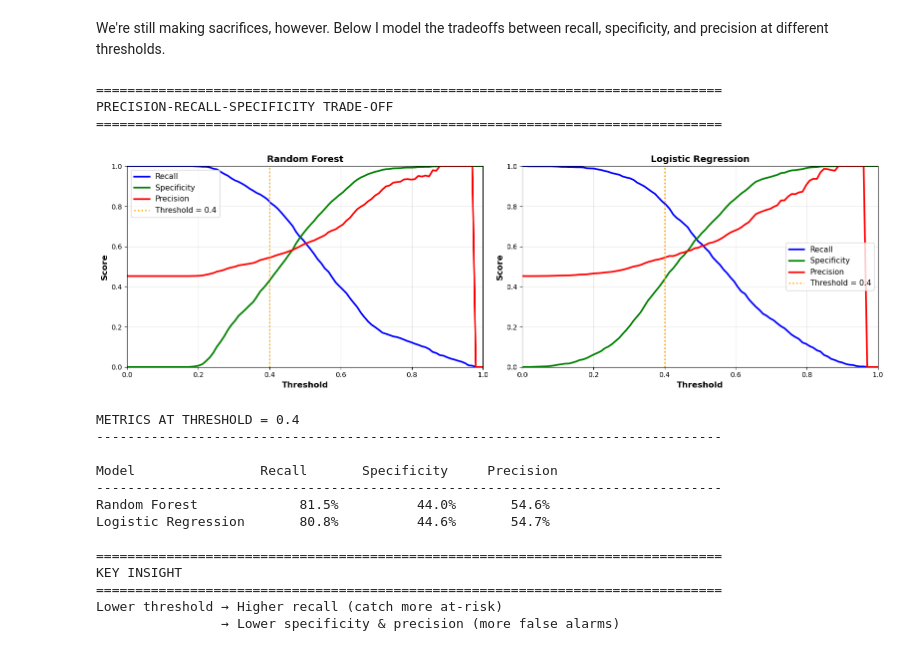
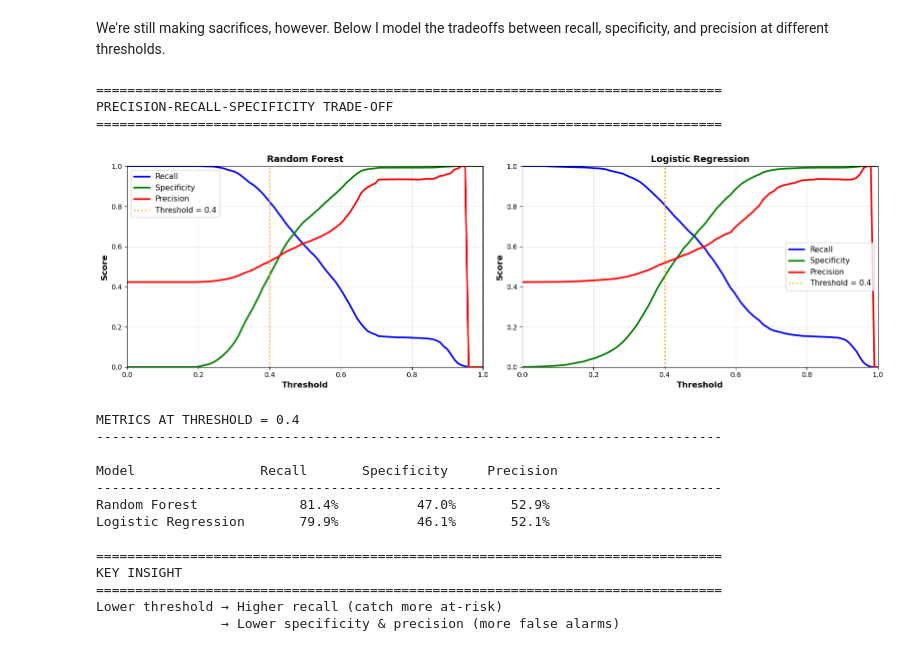
Before and after one commit to Erdos-Projects/fall-2025-risk-factors-in-online-courses, a Jupyter notebook: models_compare_w3.ipynb, the cells around one changed output. Saved outputs shown, nothing was run; the diff lists cells and outputs as text; code cells hidden in the pictures.

```diff
--- a/models_compare_w3.ipynb
+++ b/models_compare_w3.ipynb
@@ -499,0 +531,5 @@ TODO
+# %%
+lr_featnames = list(pd.get_dummies(X_train).columns)
+rf_featnames = raw[7:] + raw[:7]
+# %%
+lr_model.named_steps['preprocess'].fit_transform(X_train)[0]
@@ -499,0 +540,2 @@ TODO
+# %%
+rf_model.named_steps['preprocess'].fit_transform(X_train)[0]
@@ -688,18 +731,9 @@ NameError: name 'X_test_data' is not defined
 # %% [markdown]
 The model is okay, but it doesn't do a great job of flagging at-risk students (as measured by recall). What if we adjust the thresholds? What are the tradeoffs in that scenario?
 # %%
-from sklearn.metrics import confusion_matrix
-import matplotlib.pyplot as plt
-import numpy as np
-import pandas as pd
-
-# Get both models
-rf_model = models['Random Forest']['model']
-lr_model = models['Logistic Regression']['model']
-
 # Get predicted probabilities for both
-y_test_proba_rf = rf_model.predict_proba(X_test)[:, 1]
-y_test_proba_lr = lr_model.predict_proba(X_test_scaled_std)[:, 1]
+y_proba_rf = rf_model.predict_proba(X_train)[:, 1]
+y_proba_lr = lr_model.predict_proba(X_train)[:, 1]
 
 # Test different thresholds
 thresholds_to_test = [0.3, 0.4, 0.5, 0.6]
@@ -710,8 +744,8 @@ print("=" * 90)
 
 all_results = []
 
-for model_name, y_proba in [('Random Forest', y_test_proba_rf),
-                             ('Logistic Regression', y_test_proba_lr)]:
+for model_name, y_proba in [('Random Forest', y_proba_rf),
+                             ('Logistic Regression', y_proba_lr)]:
     print(f"\n{'='*90}")
     print(f"{model_name.upper()}")
     print(f"{'='*90}")
@@ -721,7 +755,7 @@ for model_name, y_proba in [('Random Forest', y_test_proba_rf),
         y_pred_threshold = (y_proba >= threshold).astype(int)
 
         # Calculate confusion matrix
-        cm = confusion_matrix(y_test, y_pred_threshold)
+        cm = confusion_matrix(y_train, y_pred_threshold)
         tn, fp, fn, tp = cm.ravel()
 
         # Calculate metrics
@@ -1004,19 +1001,13 @@ Deploy: Random Forest with threshold = 0.4
 # %% [markdown]
 We're still making sacrifices, however. Below I model the tradeoffs between recall, specificity, and precision at different thresholds.
 # %%
-from sklearn.metrics import confusion_matrix
-import matplotlib.pyplot as plt
-import numpy as np
-
 print("=" * 80)
 print("PRECISION-RECALL-SPECIFICITY TRADE-OFF")
 print("=" * 80)
 
 # Get models and probabilities
-rf_model = models['Random Forest']['model']
-lr_model = models['Logistic Regression']['model']
-y_test_proba_rf = rf_model.predict_proba(X_test)[:, 1]
-y_test_proba_lr = lr_model.predict_proba(X_test_scaled_std)[:, 1]
+y_proba_rf = rf_model.predict_proba(X_train)[:, 1]
+y_proba_lr = lr_model.predict_proba(X_train)[:, 1]
 
 # Calculate metrics across thresholds
 def calculate_metrics(y_true, y_proba, thresholds):
@@ -1034,8 +1025,8 @@ def calculate_metrics(y_true, y_proba, thresholds):
 
 # Calculate for both models
 thresholds = np.linspace(0, 1, 100)
-metrics_rf = calculate_metrics(y_test, y_test_proba_rf, thresholds)
-metrics_lr = calculate_metrics(y_test, y_test_proba_lr, thresholds)
+metrics_rf = calculate_metrics(y_train, y_proba_rf, thresholds)
+metrics_lr = calculate_metrics(y_train, y_proba_lr, thresholds)
 
 # Visualize
 fig, (ax1, ax2) = plt.subplots(1, 2, figsize=(16, 5))
@@ -1060,41 +1051,41 @@ ax2.plot(thresholds, metrics_lr['specificity'], 'g-', linewidth=2.5, label='Spec
 ax2.plot(thresholds, metrics_lr['precision'], 'r-', linewidth=2.5, label='Precision')
 ax2.axvline(x=0.4, color='orange', linestyle=':', linewidth=2, label='Threshold = 0.4')
 ax2.set_xlabel('Threshold', fontsize=12, fontweight='bold')
 ax2.set_ylabel('Score', fontsize=12, fontweight='bold')
 ax2.set_title('Logistic Regression', fontsize=13, fontweight='bold')
 ax2.legend(loc='best', fontsize=11)
 ax2.grid(alpha=0.3)
 ax2.set_xlim([0, 1])
 ax2.set_ylim([0, 1])
 
 plt.tight_layout()
 plt.show()
 
 # Print key values at threshold = 0.4
 print("\nMETRICS AT THRESHOLD = 0.4")
 print("-" * 80)
 print(f"\n{'Model':<20} {'Recall':<12} {'Specificity':<15} {'Precision':<12}")
 print("-" * 80)
 print(f"{'Random Forest':<20} {metrics_rf['recall'][idx_40]:>10.1%} {metrics_rf['specificity'][idx_40]:>14.1%} {metrics_rf['precision'][idx_40]:>11.1%}")
 print(f"{'Logistic Regression':<20} {metrics_lr['recall'][idx_40]:>10.1%} {metrics_lr['specificity'][idx_40]:>14.1%} {metrics_lr['precision'][idx_40]:>11.1%}")
 
 print("\n" + "=" * 80)
 print("KEY INSIGHT")
 print("=" * 80)
 print("Lower threshold → Higher recall (catch more at-risk)")
 print("                → Lower specificity & precision (more false alarms)")
 # %% [output]
 ================================================================================
 PRECISION-RECALL-SPECIFICITY TRADE-OFF
 ================================================================================
-[figure, old version]
+[figure, new version]
 METRICS AT THRESHOLD = 0.4
 --------------------------------------------------------------------------------
 
 Model                Recall       Specificity     Precision
 --------------------------------------------------------------------------------
-Random Forest             81.5%          44.0%       54.6%
-Logistic Regression       80.8%          44.6%       54.7%
+Random Forest             81.4%          47.0%       52.9%
+Logistic Regression       79.9%          46.1%       52.1%
 
 ================================================================================
 KEY INSIGHT
```
Also changed, not shown: parts of 25 cells of this notebook.
